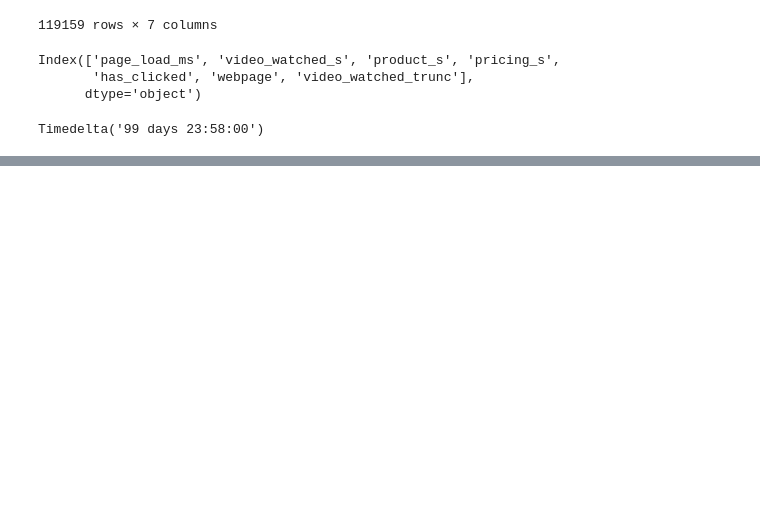
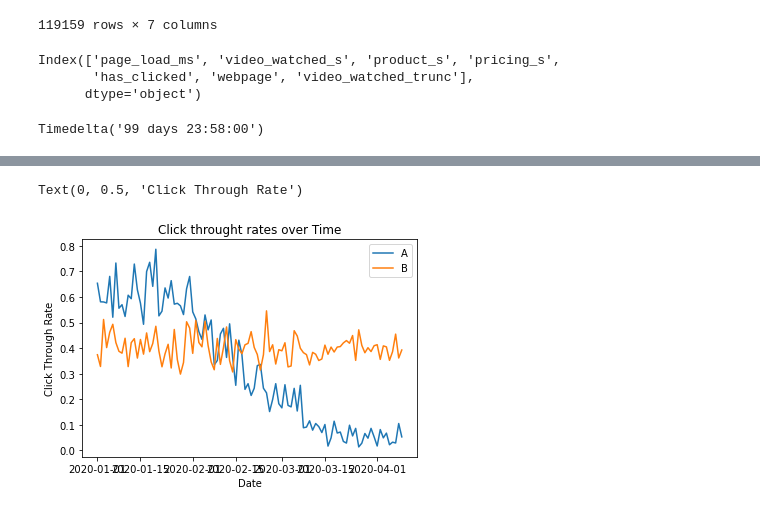
Before and after one commit to DS-Popeye/Analyzing-Synthetic-Web-Traffic-Dataset, a Jupyter notebook: Analyzing Synthetic Web Traffic Dataset.ipynb, the cells around one changed output, grey strips where cells are left out. Drawn from its saved outputs; the diff is of its cells as text; code cells hidden in the pictures; blank space fills up the shorter version.

```diff
--- a/Analyzing Synthetic Web Traffic Dataset.ipynb
+++ b/Analyzing Synthetic Web Traffic Dataset.ipynb
@@ -202,0 +237,4 @@ print(viewsB["has_clicked"].mean())
+# %%
+daily_viewsA = get_daily_stats(viewsA)
+daily_viewsB = get_daily_stats(viewsB)
+daily_viewsA
@@ -202,0 +256,10 @@ print(viewsB["has_clicked"].mean())
+# %%
+plt.title("Click throught rates over Time")
+plt.plot(daily_viewsA["has_clicked"], label="A")
+plt.plot(daily_viewsB["has_clicked"], label="B")
+plt.legend()
+plt.xlabel("Date")
+plt.ylabel("Click Through Rate")
+# %% [output]
+Text(0, 0.5, 'Click Through Rate')
+[figure, added]
```
Also changed, not shown: parts of 23 cells of this notebook.
